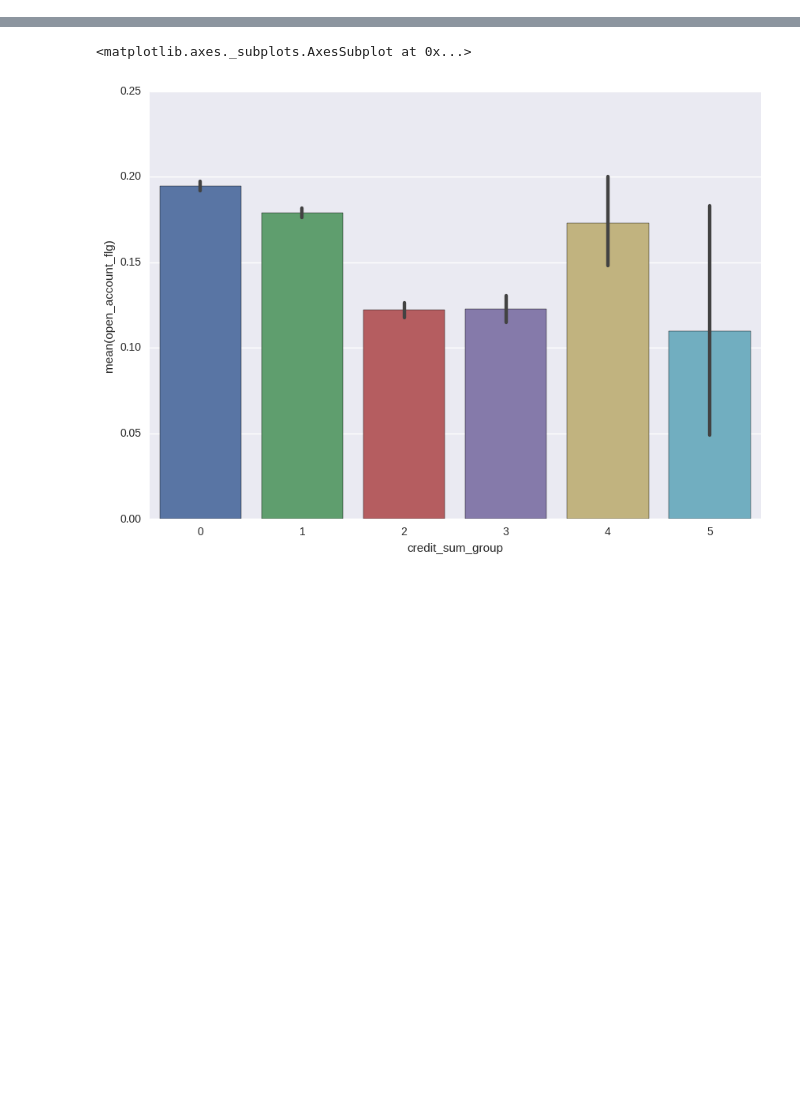
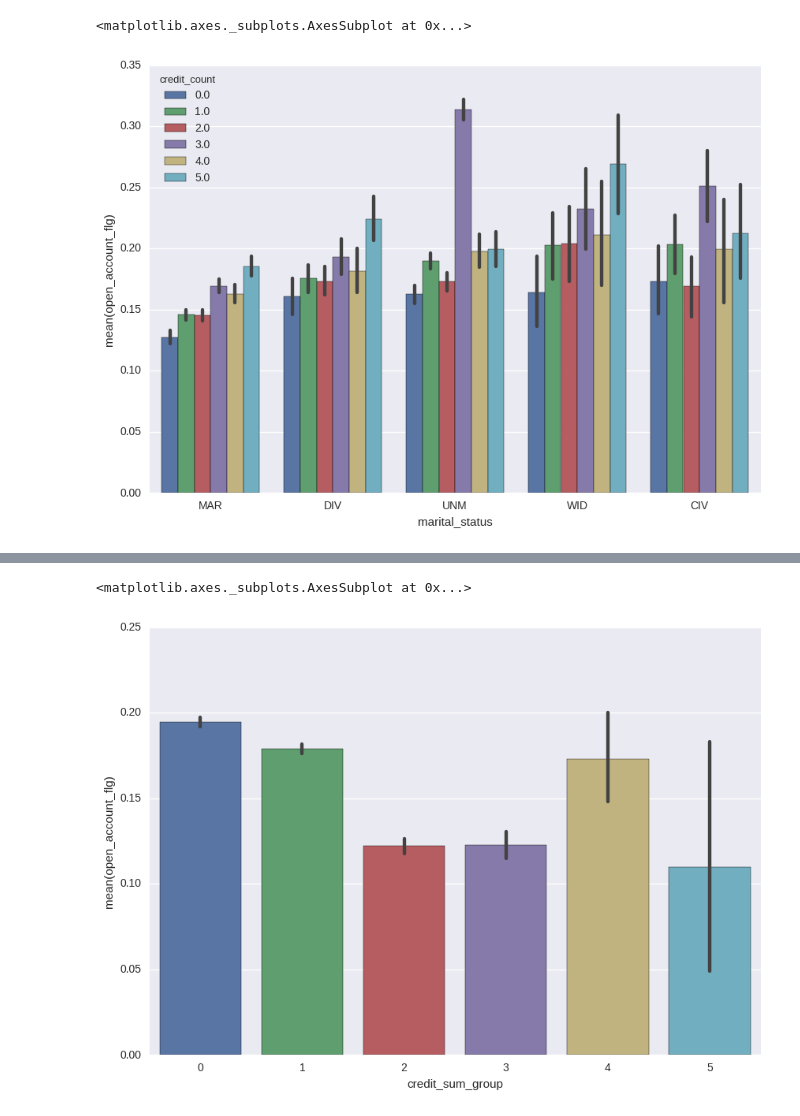
Before and after one commit to corvin28/tinkoff_boosters, a Jupyter notebook: task1_feature_making.ipynb, the cells around one changed output, grey strips where cells are left out. Saved outputs shown, nothing was run; the diff lists cells and outputs as text; code cells hidden in the pictures; blank space fills up the shorter version.

Commit message:
counters

```diff
--- a/task1_feature_making.ipynb
+++ b/task1_feature_making.ipynb
@@ -43,22 +71,25 @@ for elem in c:
 # %%
 counters_cols = ['gender', 'marital_status', 'job_position', 'credit_month', 'tariff_id',
-                'education', 'living_region', 'age', 'credit_count', 'overdue_credit_count',
-                'credit_sum_group', 'monthly_income_group', 'score_shk_group']
-other_cols = ['credit_sum', 'score_shk', 'monthly_income']
+                'education', 'living_region', 'age', 'credit_count', 'overdue_credit_count']
+one_hot_cols = ['gender', 'marital_status', 'job_position', 'credit_month', 'education', 'credit_count']
+other_cols = ['credit_sum', 'score_shk', 'monthly_income', 'monthly_credit_sum']
+
+data['monthly_credit_sum'] = data.credit_sum / data.credit_month
+data_test['monthly_credit_sum'] = data_test.credit_sum / data_test.credit_month
 
 # Объединим редко встречающиеся значения признаков
-data.loc[data.credit_count > 7, 'credit_count'] = 7
-data_test.loc[data_test.credit_count > 7, 'credit_count'] = 7
-data.loc[data.overdue_credit_count > 2, 'credit_count'] = 2
-data_test.loc[data_test.credit_count > 2, 'credit_count'] = 2
+data.loc[data.credit_count > 5, 'credit_count'] = 5
+data_test.loc[data_test.credit_count > 5, 'credit_count'] = 5
+data.loc[data.overdue_credit_count > 2, 'overdue_credit_count'] = 2
+data_test.loc[data_test.overdue_credit_count > 2, 'overdue_credit_count'] = 2
 
 compress_vals(data, data_test, 'living_region', 30, 'N')
 compress_vals(data, data_test, 'tariff_id', 30, 2.0)
-compress_vals(data, data_test, 'job_position', 30, 'N')
+compress_vals(data, data_test, 'job_position', 150, 'N')
 
 data['age_group'] = 0
 data_test['age_group'] = 0
-a = [range(18, 22), range(22, 25), range(25, 38), range(38, 50), range(50, 58), range(58, 66), range(66, 100)]
+a = [range(17, 22), range(22, 25), range(25, 38), range(38, 50), range(50, 58), range(58, 66), range(66, 100)]
 for i in range(len(a)):
     for val in a[i]:
         data.loc[data.age == val, 'age_group'] = i
@@ -86,8 +117,8 @@ for i in range(4):
 a.append([])
 a[4].append(100000)
 a[4].append(10000000)
-data['monthly_income_group'] = 0
-data_test['monthly_income_group'] = 0
+data['monthly_income_group'] = -1
+data_test['monthly_income_group'] = -1
 for i in range(len(a)):
     data.loc[(data.monthly_income > a[i][0]) & (data.monthly_income <= a[i][1]), 'monthly_income_group'] = i
     data_test.loc[(data_test.monthly_income > a[i][0]) & (data_test.monthly_income <= a[i][1]), 'monthly_income_group'] = i
@@ -114,8 +145,15 @@ replace_val(data, 'credit_month', [17], 18)
 replace_val(data_test, 'credit_month', [17], 18)
 
 #пары признаков
-pairs_to_col = ['gender', 'marital_status', 'credit_count', 'overdue_credit_count', 'age_group', 'job_position',
-    'education', 'credit_sum_group', 'monthly_income_group', 'score_shk_group']
+pairs_to_col = ['credit_count', 'age_group', 'job_position', 'credit_sum_group',
+                'monthly_income_group', 'score_shk_group']
+
+for col in counters_cols:
+    c = data_test[col].unique()
+    d = data[col].unique()
+    for elem in c:
+        if elem not in d:
+            data_test.loc[data_test[col] == elem, col] = 'N'
 
 data, pair_cols = make_pairs(data, pairs_to_col)
 data_test, pair_cols = make_pairs(data_test, pairs_to_col)
@@ -127,3 +165,8 @@ for col in pair_cols:
         if elem not in d:
             data_test.loc[data_test[col] == elem, col] = 'N'
     compress_vals(data, data_test, col, 30, 'N')
+# %%
+sns.barplot(x=data.marital_status, y=data.open_account_flg, hue=data.credit_count)
+# %% [output]
+<matplotlib.axes._subplots.AxesSubplot at 0x...>
+[figure, added]
```
Also changed, not shown: parts of 20 cells of this notebook.
